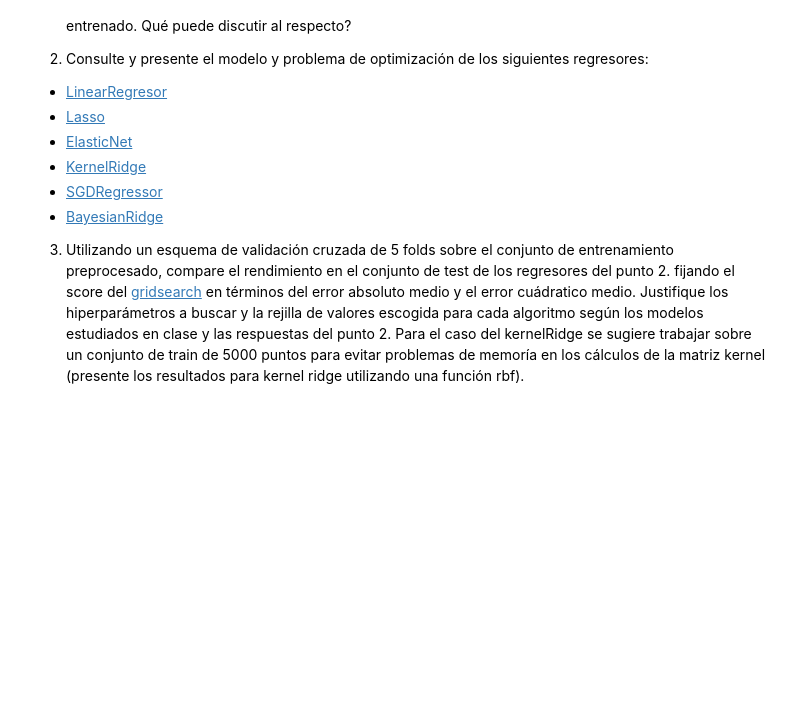
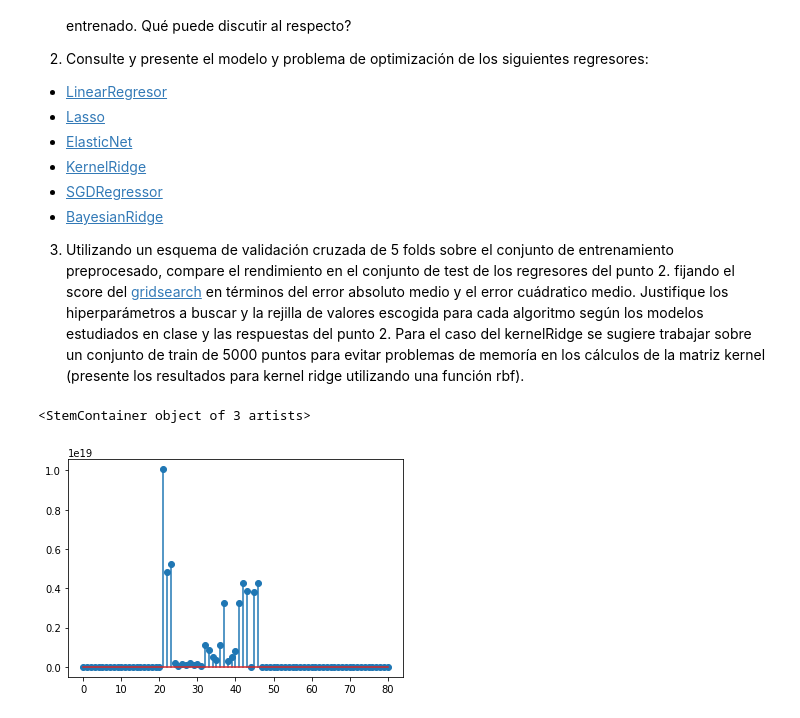
Before and after one commit to amalvarezme/AnaliticaDatos, a Jupyter notebook: 2_Regresion/3_CVRegresion_fifa.ipynb, the cells around one changed output. Drawn from its saved outputs; the diff is of its cells as text; code cells hidden in the pictures; blank space fills up the shorter version.

```diff
--- a/2_Regresion/3_CVRegresion_fifa.ipynb
+++ b/2_Regresion/3_CVRegresion_fifa.ipynb
@@ -434,3 +430,8 @@ plt.show()
  - [BayesianRidge](https://scikit-learn.org/stable/modules/linear_model.html#bayesian-ridge-regression)
 
 3. Utilizando un esquema de validación cruzada de 5 folds sobre el conjunto de entrenamiento preprocesado, compare el rendimiento en el conjunto de test de los regresores del punto 2. fijando el score del [gridsearch](https://scikit-learn.org/stable/modules/generated/sklearn.model_selection.GridSearchCV.html) en términos del error absoluto medio y el error cuádratico medio. Justifique los hiperparámetros a buscar y la rejilla de valores escogida para cada algoritmo según los modelos estudiados en clase y las respuestas del punto 2. Para el caso del kernelRidge se sugiere trabajar sobre un conjunto de train de 5000 puntos para evitar problemas de memoría en los cálculos de la matriz kernel (presente los resultados para kernel ridge utilizando una función rbf).
+# %%
+plt.stem(abs(metodo_full.steps[2][1].coef_))
+# %% [output]
+<StemContainer object of 3 artists>
+[figure, added]
```
Also changed, not shown: parts of 9 cells of this notebook.
